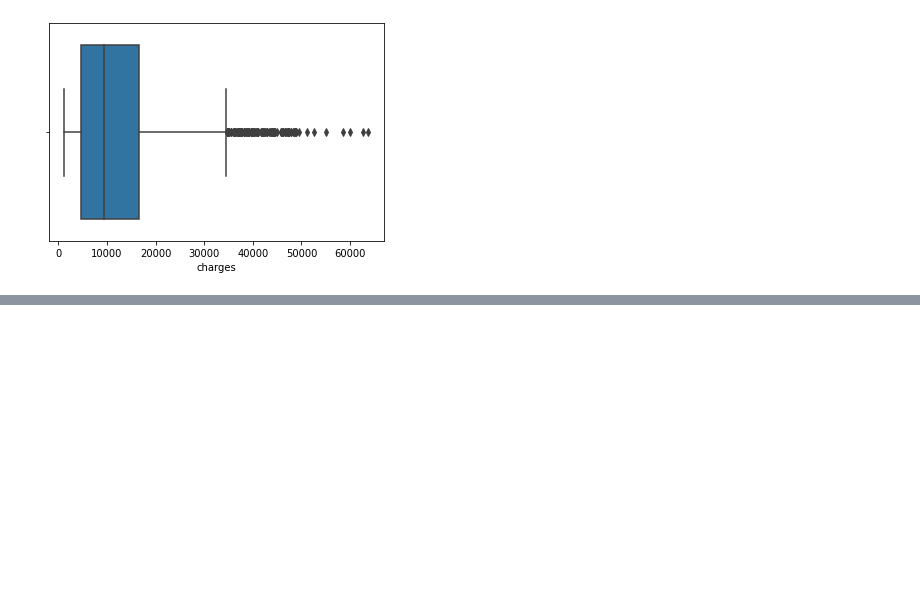
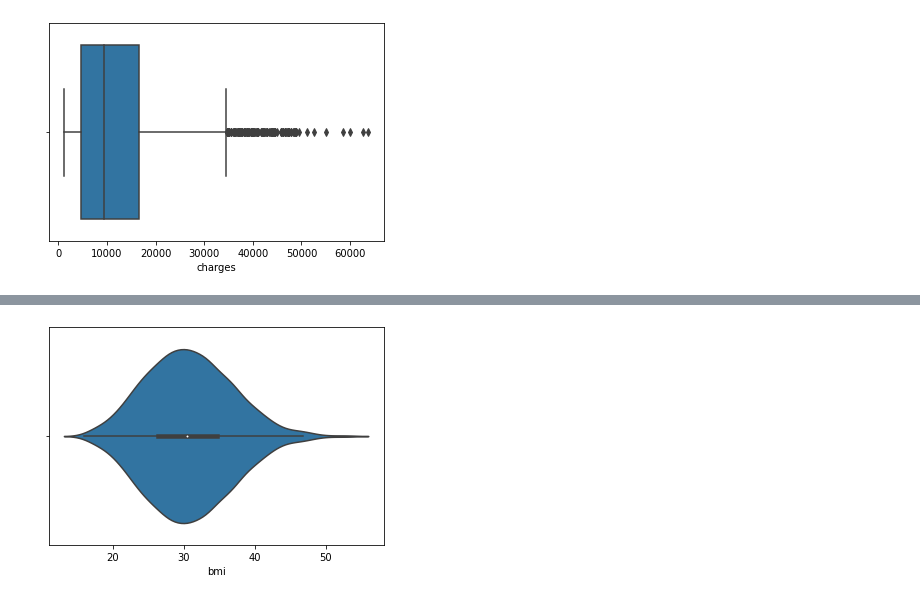
Before and after one commit to Mbuvi01/Machine_Learning, a Jupyter notebook: Dataset/EDA.ipynb, the cells around one changed output, grey strips where cells are left out. Drawn from its saved outputs; the diff is of its cells as text; code cells hidden in the pictures; blank space fills up the shorter version.

```diff
--- a/Dataset/EDA.ipynb
+++ b/Dataset/EDA.ipynb
@@ -87,0 +121,5 @@ sns.boxplot(data["charges"]);
+# %%
+sns.violinplot(data['bmi'])
+mp.show()
+# %% [output]
+[figure, added]
```
Also changed, not shown: parts of 7 cells of this notebook.
